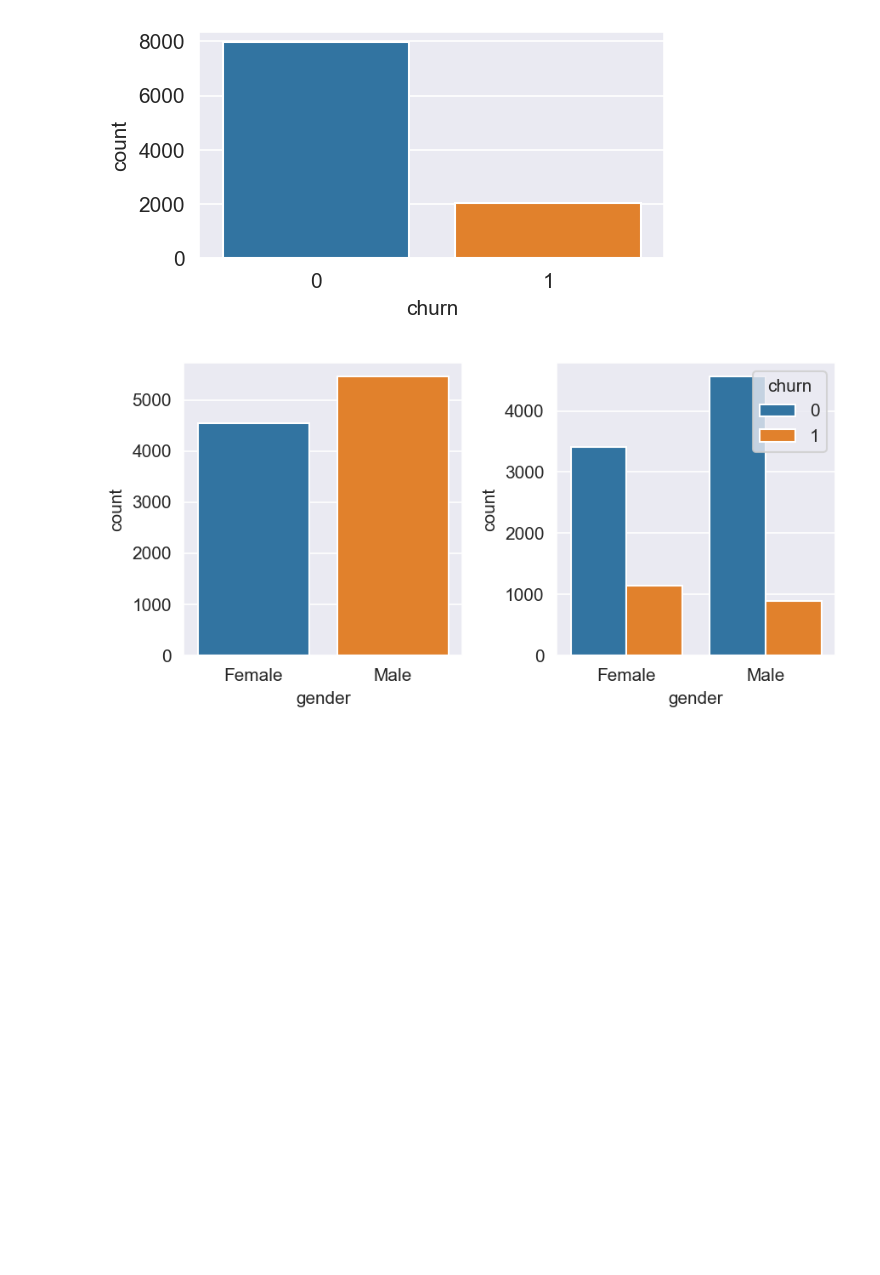
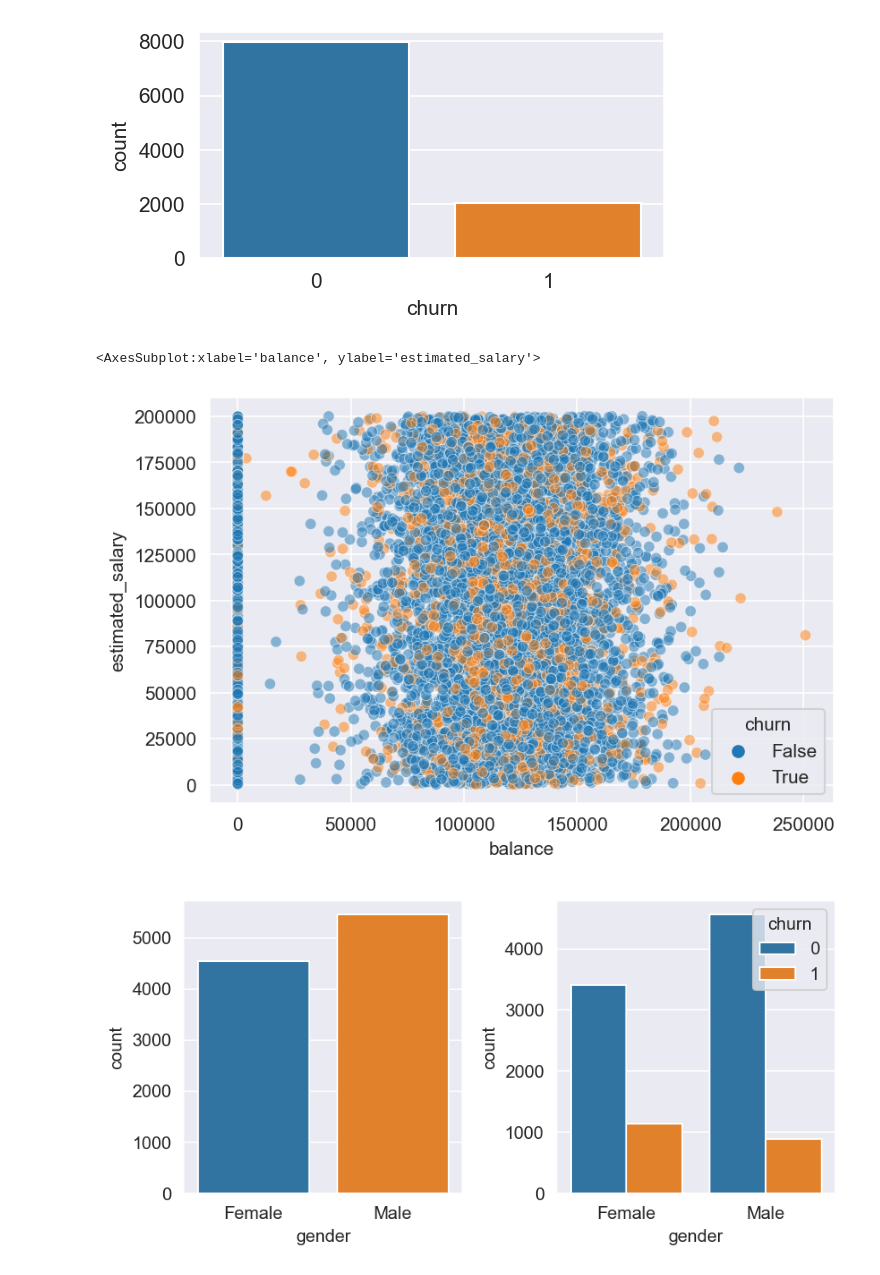
Before and after one commit to Manik2000/model-FastAPI, a Jupyter notebook: analysis/data_analysis.ipynb, the cells around one changed output. Saved outputs shown, nothing was run; the diff lists cells and outputs as text; code cells hidden in the pictures; blank space fills up the shorter version.

```diff
--- a/analysis/data_analysis.ipynb
+++ b/analysis/data_analysis.ipynb
@@ -144,6 +147,11 @@ plt.show()
 # not balanced
 # %% [output]
 [figure]
+# %%
+sns.scatterplot(data=df, x="balance", y="estimated_salary", alpha=0.5, hue="churn")
+# %% [output]
+<AxesSubplot:xlabel='balance', ylabel='estimated_salary'>
+[figure, added]
 # %%
 for column in ["gender", "country", "products_number", "active_member", "credit_card", "tenure"]:
     fig, ax = plt.subplots(1, 2, figsize=(6, 3))
```
Also changed, not shown: parts of 13 cells of this notebook, 1 other file.
